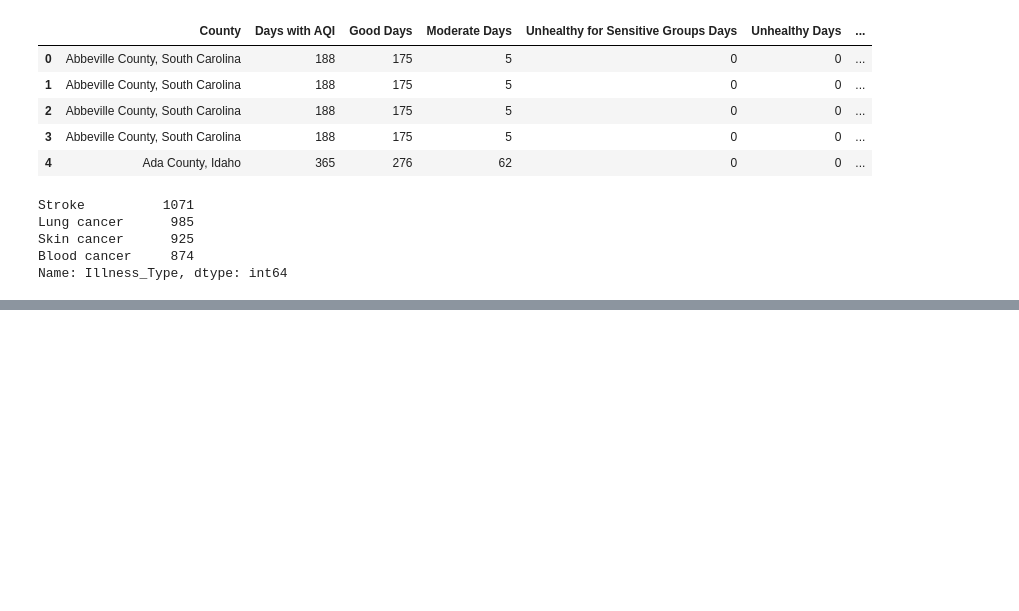
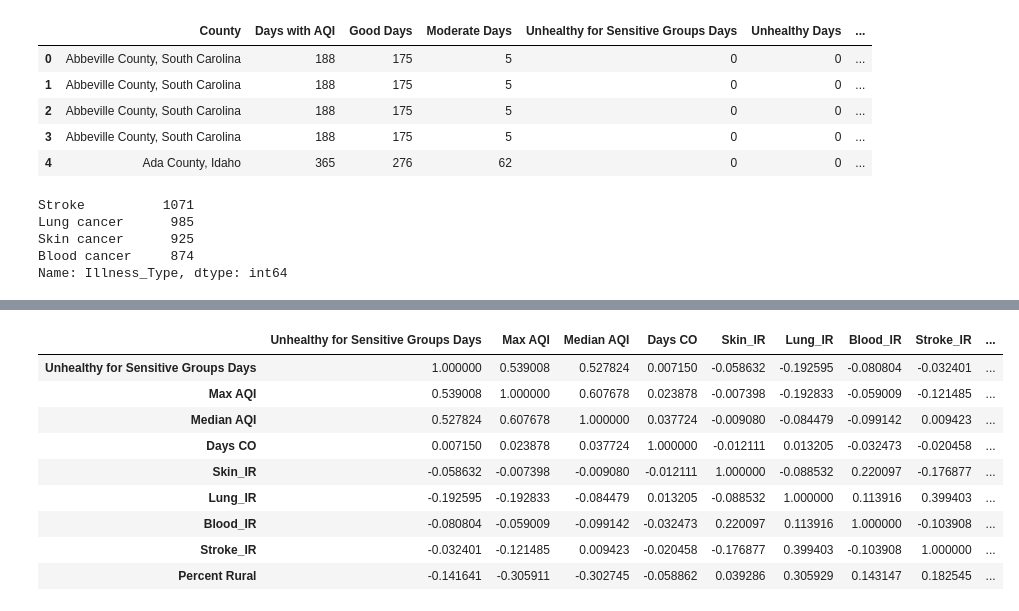
Before and after one commit to PetraLee2019/The-Effect-of-Air-Pollution-and-Smoking-on-Cancer-and-Stroke-Incidence-Rates, a Jupyter notebook: cancer_pollution_Final.ipynb, the cells around one changed output, grey strips where cells are left out. Cells and saved outputs as stored; diff of their text form; code cells hidden in the pictures; blank space fills up the shorter version.

```diff
--- a/cancer_pollution_Final.ipynb
+++ b/cancer_pollution_Final.ipynb
@@ -651,0 +758,4 @@ ax.fig.savefig("Images/IllnessVsDaysPM10.png", bbox_inches="tight")
+# %%
+final_rural_merge.drop(columns=["Days with AQI","Good Days", "Moderate Days", "Unhealthy Days", "Very Unhealthy Days", "Hazardous Days", "90th Percentile AQI", "Days NO2", "Days Ozone", "Days SO2", "Days PM2.5", "Days PM10"], inplace=True)
+
+final_rural_merge.head()
@@ -651,0 +769,13 @@ ax.fig.savefig("Images/IllnessVsDaysPM10.png", bbox_inches="tight")
+# %%
+final_rural_merge.corr()
+# %% [output]
+|  | Unhealthy for Sensitive Groups Days | Max AQI | Median AQI | Days CO | Skin_IR | Lung_IR | Blood_IR | Stroke_IR | ... |
+| Unhealthy for Sensitive Groups Days | 1.000000 | 0.539008 | 0.527824 | 0.007150 | -0.058632 | -0.192595 | -0.080804 | -0.032401 | ... |
+| Max AQI | 0.539008 | 1.000000 | 0.607678 | 0.023878 | -0.007398 | -0.192833 | -0.059009 | -0.121485 | ... |
+| Median AQI | 0.527824 | 0.607678 | 1.000000 | 0.037724 | -0.009080 | -0.084479 | -0.099142 | 0.009423 | ... |
+| Days CO | 0.007150 | 0.023878 | 0.037724 | 1.000000 | -0.012111 | 0.013205 | -0.032473 | -0.020458 | ... |
+| Skin_IR | -0.058632 | -0.007398 | -0.009080 | -0.012111 | 1.000000 | -0.088532 | 0.220097 | -0.176877 | ... |
+| Lung_IR | -0.192595 | -0.192833 | -0.084479 | 0.013205 | -0.088532 | 1.000000 | 0.113916 | 0.399403 | ... |
+| Blood_IR | -0.080804 | -0.059009 | -0.099142 | -0.032473 | 0.220097 | 0.113916 | 1.000000 | -0.103908 | ... |
+| Stroke_IR | -0.032401 | -0.121485 | 0.009423 | -0.020458 | -0.176877 | 0.399403 | -0.103908 | 1.000000 | ... |
+| Percent Rural | -0.141641 | -0.305911 | -0.302745 | -0.058862 | 0.039286 | 0.305929 | 0.143147 | 0.182545 | ... |
```
Also changed, not shown: parts of 21 cells of this notebook, 4 other files.
